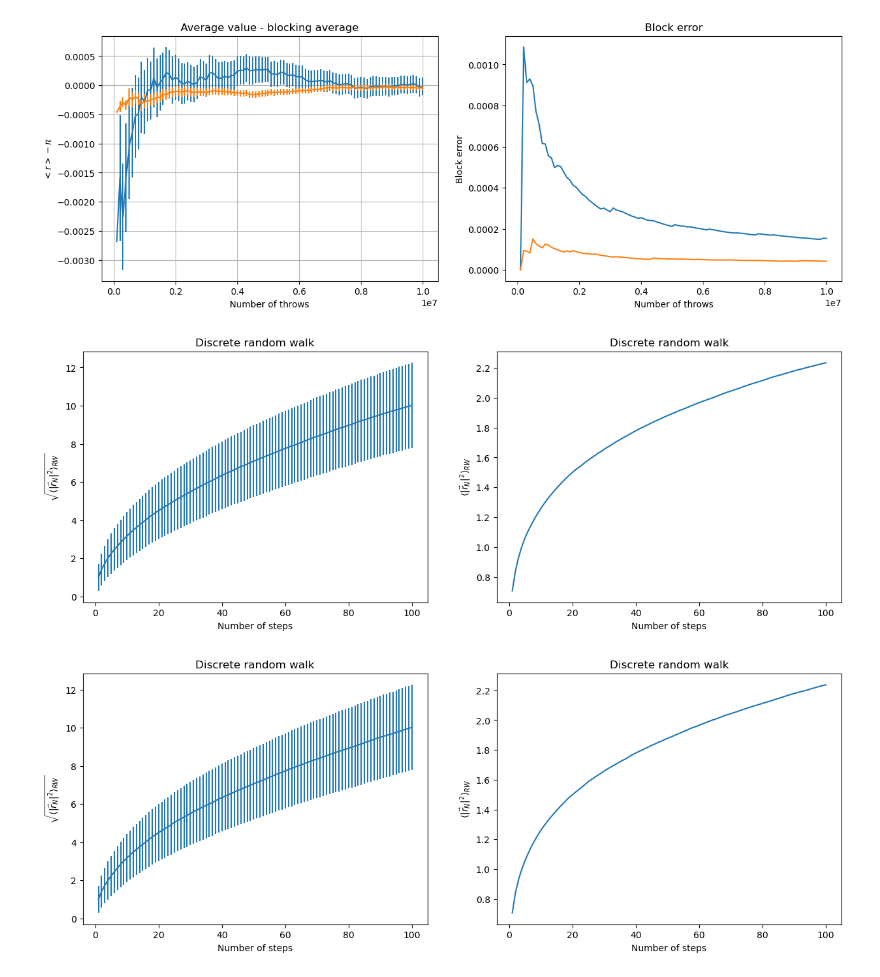
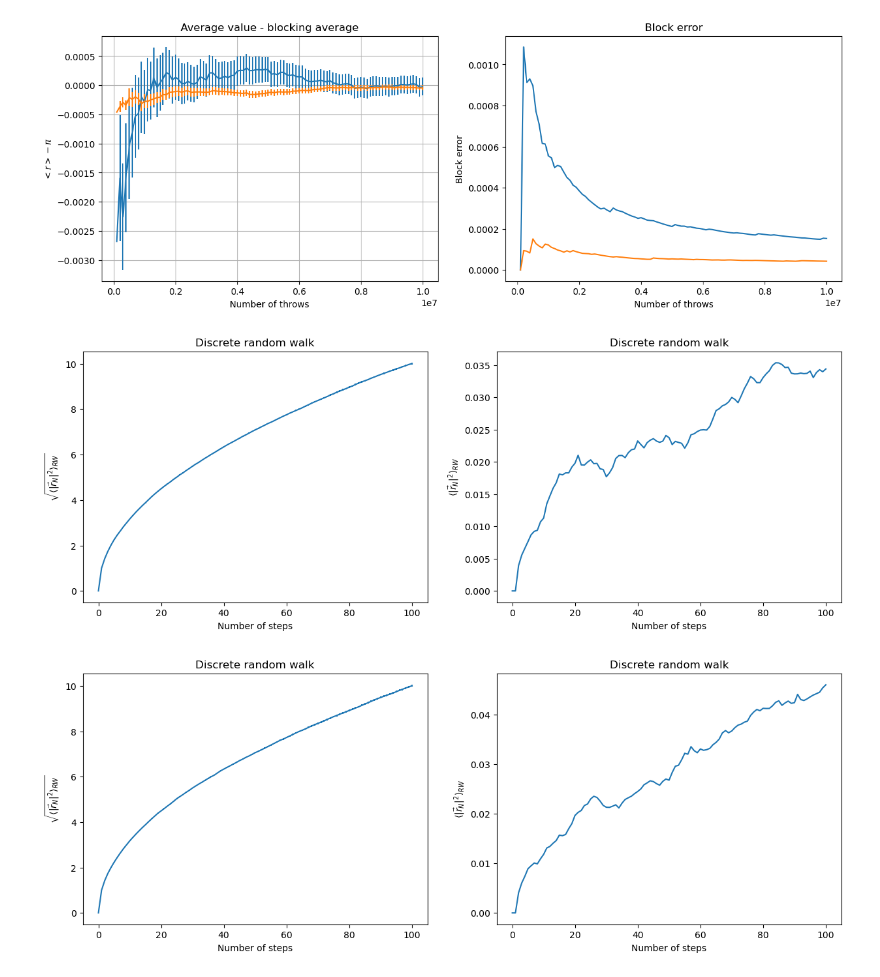
Before and after one commit to stevelonny/labsimnum, a Jupyter notebook: notebooks/exercise_02.ipynb, the cells around one changed output. Drawn from its saved outputs; the diff is of its cells as text; code cells hidden in the pictures.

```diff
--- a/notebooks/exercise_02.ipynb
+++ b/notebooks/exercise_02.ipynb
@@ -81,37 +81,37 @@ step, cum_avg, cumerror = np.loadtxt("../data/ex_02.2a.dat", unpack=True, usecol
 plt.figure(figsize=(15,5))
 
 plt.subplot(1,2,1)
-plt.errorbar(step, np.sqrt(cum_avg), yerr=np.sqrt(cumerror*(1/(2*np.sqrt(cum_avg)))))
+plt.errorbar(step, cum_avg, yerr=cumerror)
 plt.title("Discrete random walk")
 plt.xlabel("Number of steps")
 plt.ylabel(r'$\sqrt{\langle |\vec{r}_N|^2 \rangle_{RW}}$')
 
 plt.subplot(1,2,2)
-plt.plot(step, np.sqrt(cumerror*(1/(2*np.sqrt(cum_avg)))))
+plt.plot(step, cumerror)
 plt.title("Discrete random walk")
 plt.xlabel("Number of steps")
 plt.ylabel(r'$\langle |\vec{r}_N|^2 \rangle_{RW}$')
 
 plt.show()
 # %% [output]
-[figure, old version]
+[figure, new version]
 # %%
 step, cum_avg, cumerror = np.loadtxt("../data/ex_02.2b.dat", unpack=True, usecols=(0,1, 2))
 
 plt.figure(figsize=(15,5))
 
 plt.subplot(1,2,1)
-plt.errorbar(step, np.sqrt(cum_avg), yerr=np.sqrt(cumerror*(1/(2*np.sqrt(cum_avg)))))
+plt.errorbar(step, cum_avg, yerr=cumerror)
 plt.title("Discrete random walk")
 plt.xlabel("Number of steps")
 plt.ylabel(r'$\sqrt{\langle |\vec{r}_N|^2 \rangle_{RW}}$')
 
 plt.subplot(1,2,2)
-plt.plot(step, np.sqrt(cumerror*(1/(2*np.sqrt(cum_avg)))))
+plt.plot(step, cumerror)
 plt.title("Discrete random walk")
 plt.xlabel("Number of steps")
 plt.ylabel(r'$\langle |\vec{r}_N|^2 \rangle_{RW}$')
 
 plt.show()
 # %% [output]
-[figure, old version]
+[figure, new version]
```
Also changed, not shown: 9 other files.
